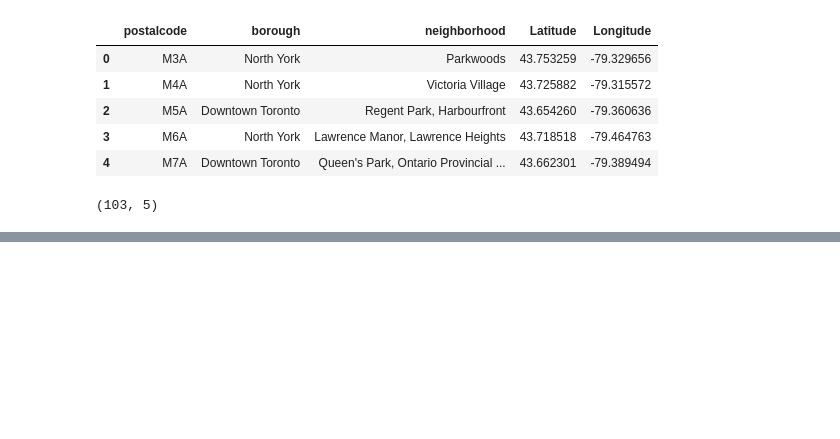
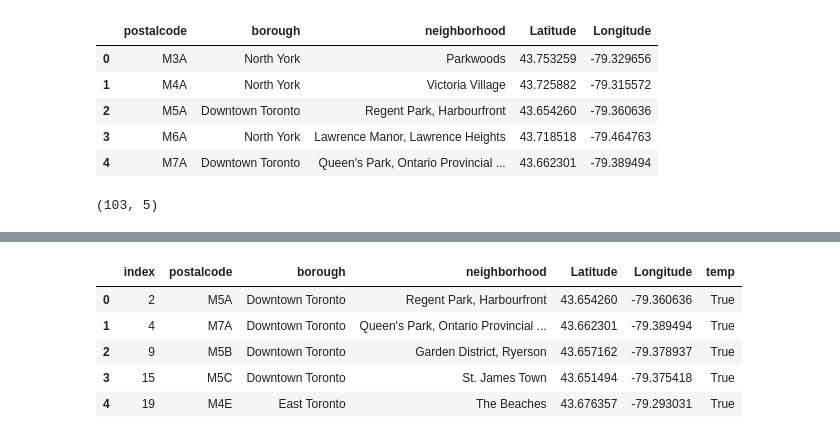
Before and after one commit to Rashmisharma0101/IBM-coursera---Troronto-neighborhood, a Jupyter notebook: Toronto Neighborhood.ipynb, the cells around one changed output, grey strips where cells are left out. Drawn from its saved outputs; the diff is of its cells as text; code cells hidden in the pictures; blank space fills up the shorter version.

```diff
--- a/Toronto Neighborhood.ipynb
+++ b/Toronto Neighborhood.ipynb
@@ -188,0 +256,4 @@ df1.shape
+# %%
+df2 = df2.rename(columns = {'borough' :'tt'})
+# %%
+df1['temp'] = df2['tt']
@@ -188,0 +269,2 @@ df1.shape
+# %%
+df1 = df1.drop(df1[(df1['temp'] == False)].index)
@@ -188,0 +280,11 @@ df1.shape
+# %%
+df1 = df1.reset_index()
+# %%
+df1.head()
+# %% [output]
+|  | index | postalcode | borough | neighborhood | Latitude | Longitude | temp |
+| 0 | 2 | M5A | Downtown Toronto | Regent Park, Harbourfront | 43.654260 | -79.360636 | True |
+| 1 | 4 | M7A | Downtown Toronto | Queen's Park, Ontario Provincial ... | 43.662301 | -79.389494 | True |
+| 2 | 9 | M5B | Downtown Toronto | Garden District, Ryerson | 43.657162 | -79.378937 | True |
+| 3 | 15 | M5C | Downtown Toronto | St. James Town | 43.651494 | -79.375418 | True |
+| 4 | 19 | M4E | East Toronto | The Beaches | 43.676357 | -79.293031 | True |
```
Also changed, not shown: parts of 17 cells of this notebook.
